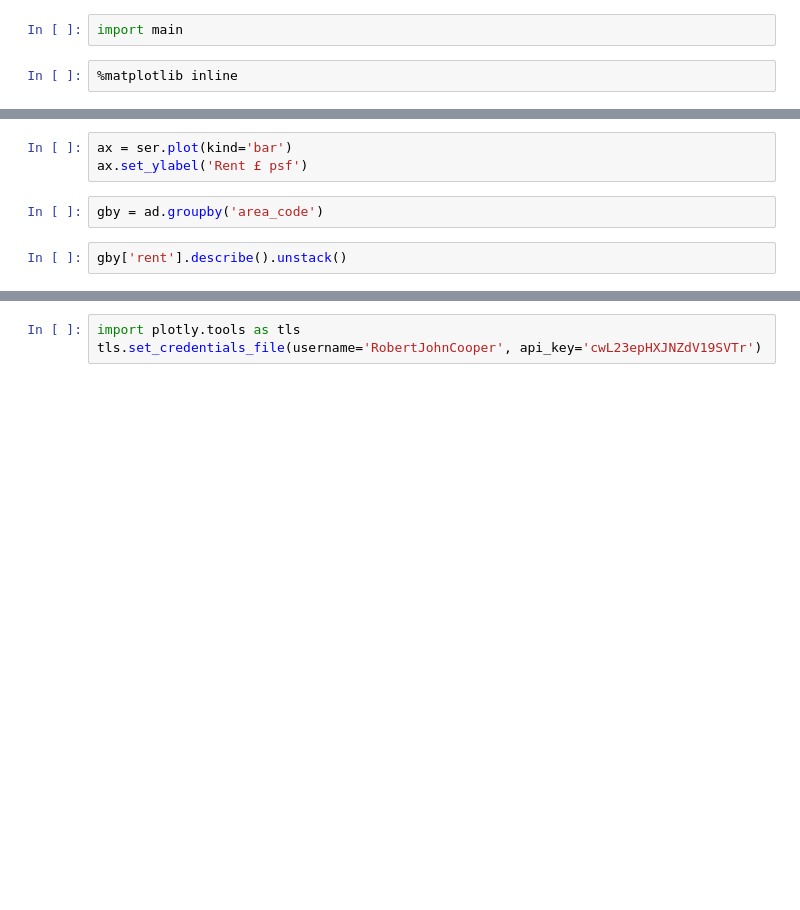
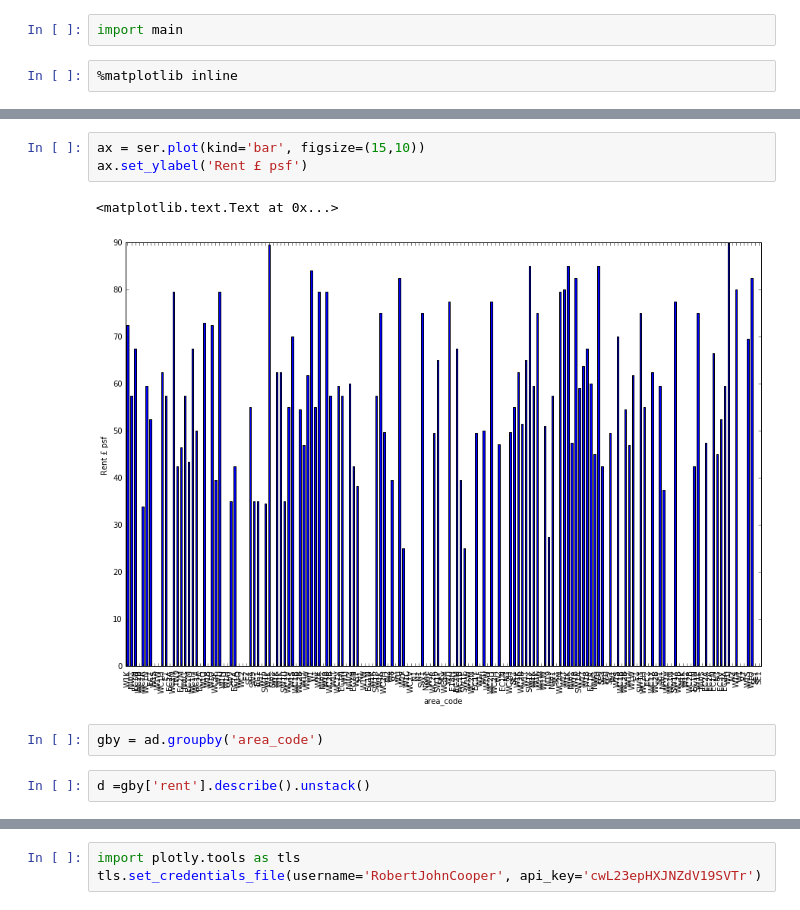
Before and after one commit to PrimePotato/CPD, a Jupyter notebook: ExampleRun.ipynb, the cells around one changed output, grey strips where cells are left out. Cells and saved outputs as stored; diff of their text form; blank space fills up the shorter version.

```diff
--- a/ExampleRun.ipynb
+++ b/ExampleRun.ipynb
@@ -38,10 +35,13 @@ KeyError: 'rent'
 # %%
-ax = ser.plot(kind='bar')
+ax = ser.plot(kind='bar', figsize=(15,10))
 ax.set_ylabel('Rent £ psf')
+# %% [output]
+<matplotlib.text.Text at 0x...>
+[figure, added]
 # %%
 gby = ad.groupby('area_code')
 # %%
-gby['rent'].describe().unstack()
+d =gby['rent'].describe().unstack()
 # %%
 import plotly.plotly as py
 import pandas as pd
```
Also changed, not shown: parts of 8 cells of this notebook, 4 other files.
